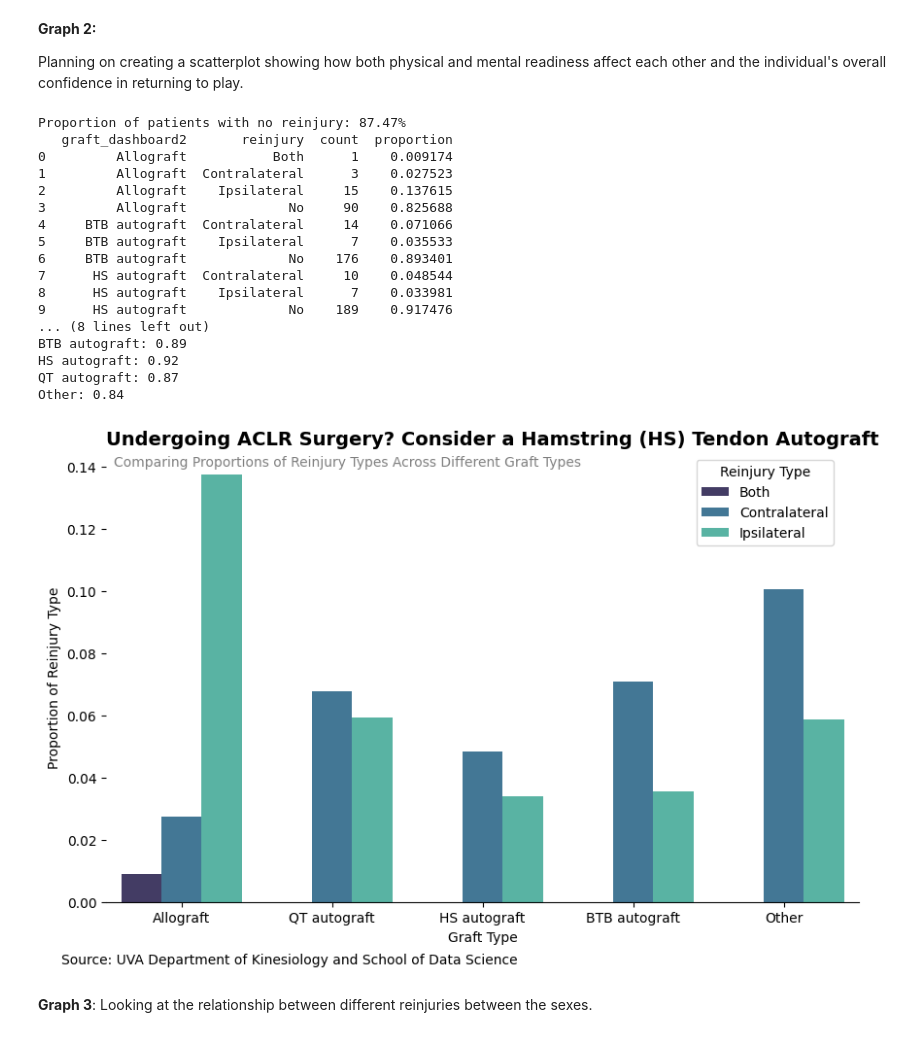
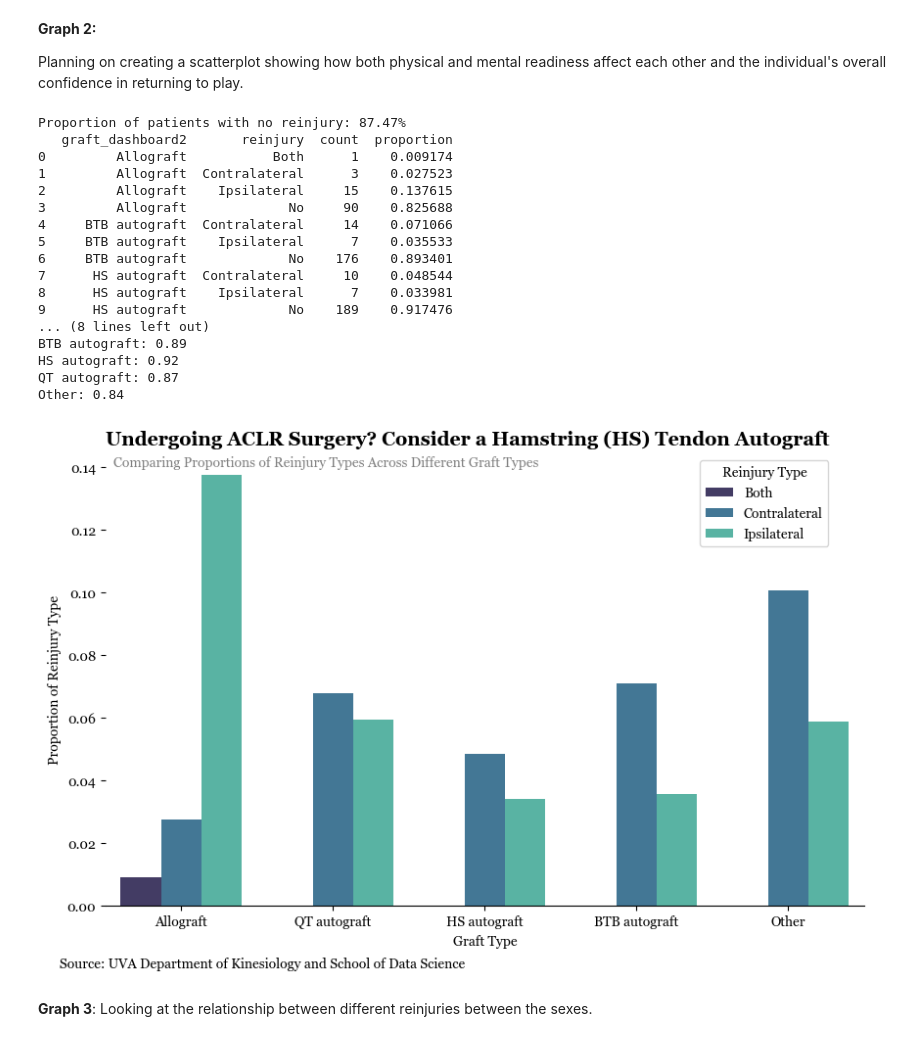
Before and after one commit to yuthimreddy/aclr-design-final, a Jupyter notebook: Graphs/initial_graphs.ipynb, the cells around one changed output. Drawn from its saved outputs; the diff is of its cells as text; code cells hidden in the pictures.

Commit message:
Editing graph

```diff
--- a/Graphs/initial_graphs.ipynb
+++ b/Graphs/initial_graphs.ipynb
@@ -59,6 +60,10 @@ print(m_df.head(5))
 3         89.728019
 4         72.980000
 # %%
+# setting font
+georgia_font = font_manager.FontProperties(family='Georgia')
+plt.rcParams['font.family'] = georgia_font.get_name()
+
 # data for graphing (getting rid of NaN values):
 df_clean = df[['ikdc', 'acl_rsi']].dropna()
 
@@ -103,6 +108,10 @@ plt.show()
 
 Planning on creating a scatterplot showing how both physical and mental readiness affect each other and the individual's overall confidence in returning to play.
 # %%
+# setting font
+georgia_font = font_manager.FontProperties(family='Georgia')
+plt.rcParams['font.family'] = georgia_font.get_name()
+
 df = df[['sex_dashboard', 'graft_dashboard2', 'reinjury', 'age', 'height_m', 'mass_kg', 'bmi', 'ikdc', 'acl_rsi']]
 df = df[df['reinjury'].str.upper() != 'BLANK'] #get rid of all blank in reinjury
 
@@ -146,33 +155,33 @@ sns.barplot( #make grouped barplot
     palette='mako'
 )
 plt.xlabel('Graft Type')
 plt.ylabel('Proportion of Reinjury Type')
 plt.title('Undergoing ACLR Surgery? Consider a Hamstring (HS) Tendon Autograft', fontsize=14, weight='bold', loc='left')  # Main title
 plt.text(0.01, 0.98, 'Comparing Proportions of Reinjury Types Across Different Graft Types',
          ha='left', va='center', transform=plt.gca().transAxes, fontsize=10, color='gray')  # Subtitle
 plt.legend(title='Reinjury Type', loc='upper left', bbox_to_anchor=(0.775, 1.0))
 plt.text(-0.8, -0.02, 'Source: UVA Department of Kinesiology and School of Data Science', ha='left', fontsize=10)
 
 sns.despine(top=True, right=True, left=True) #get rid of axes
 plt.show()
 # %% [output]
 Proportion of patients with no reinjury: 87.47%
    graft_dashboard2       reinjury  count  proportion
 0         Allograft           Both      1    0.009174
 1         Allograft  Contralateral      3    0.027523
 2         Allograft    Ipsilateral     15    0.137615
 3         Allograft             No     90    0.825688
 4     BTB autograft  Contralateral     14    0.071066
 5     BTB autograft    Ipsilateral      7    0.035533
 6     BTB autograft             No    176    0.893401
 7      HS autograft  Contralateral     10    0.048544
 8      HS autograft    Ipsilateral      7    0.033981
 9      HS autograft             No    189    0.917476
 ... (8 lines left out)
 BTB autograft: 0.89
 HS autograft: 0.92
 QT autograft: 0.87
 Other: 0.84
-[figure, old version]
+[figure, new version]
 # %% [markdown]
 **Graph 3**: Looking at the relationship between different reinjuries between the sexes.
```
Also changed, not shown: parts of 4 cells of this notebook.
